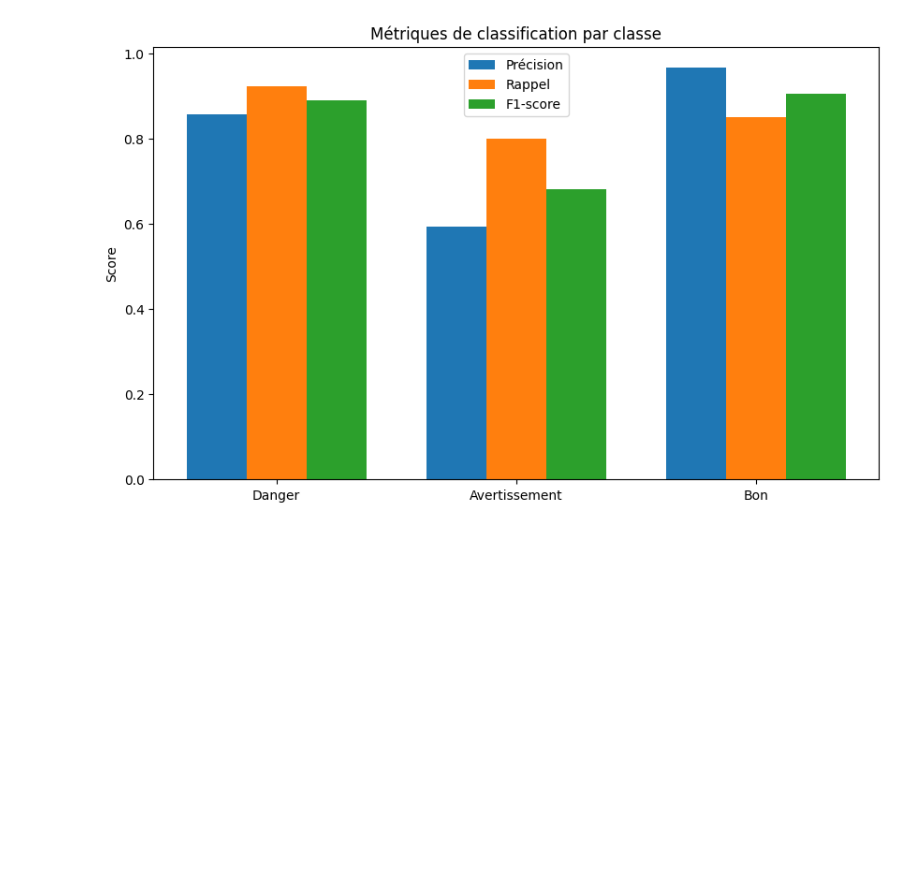
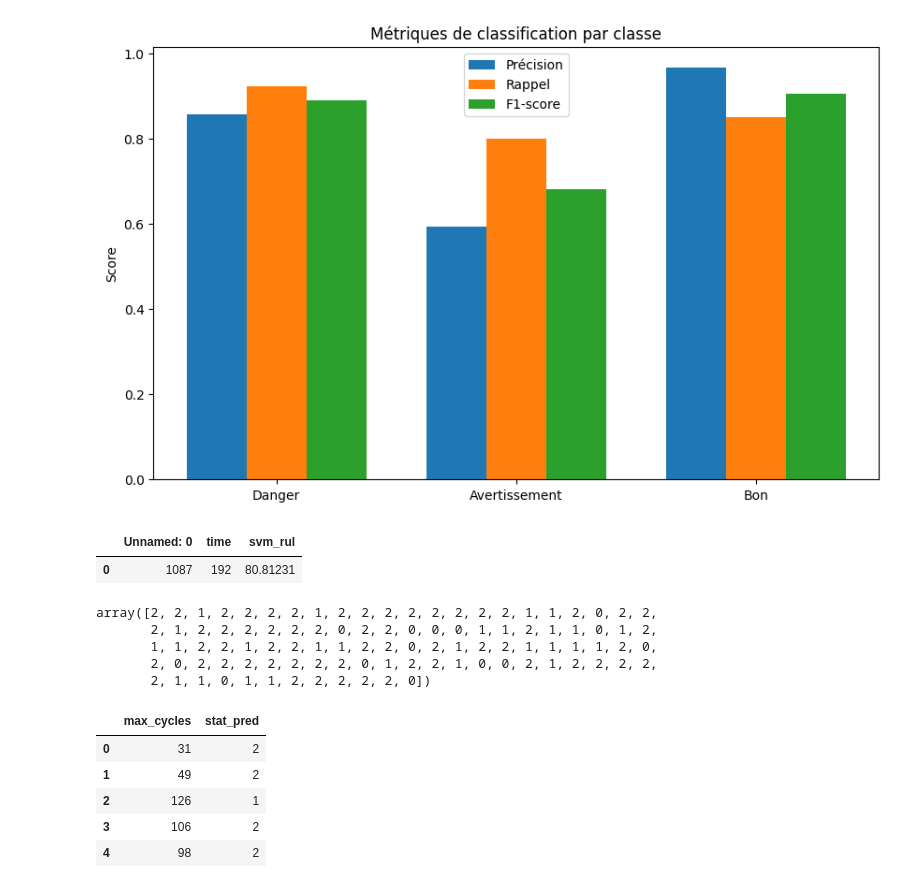
Before and after one commit to mouabbi/Predictive_Maintenance_Engine_Failure, a Jupyter notebook: machine learning/Prediction Defaillance (Classification)/SVM_classification.ipynb, the cells around one changed output. Drawn from its saved outputs; the diff is of its cells as text; code cells hidden in the pictures; blank space fills up the shorter version.

```diff
--- a/machine learning/Prediction Defaillance (Classification)/SVM_classification.ipynb
+++ b/machine learning/Prediction Defaillance (Classification)/SVM_classification.ipynb
@@ -259,8 +260,36 @@ scaled_test_data_bi = scaler.transform(test_data_bi)
 SVM_Stat_10=svm_model.predict(scaled_test_data_bi)
 # %%
 test_data_bi=pd.read_csv("../BI/test_engine.csv")
+test_data_bi
+# %% [output]
+|  | Unnamed: 0 | time | svm_rul |
+| 0 | 1087 | 192 | 80.81231 |
 # %%
 test_data_bi["svm_stat"]=SVM_Stat_10
 test_data_bi=test_data_bi[["time","svm_rul","svm_stat"]]
 # %%
 test_data_bi.to_csv("../BI/test_engine.csv")
+# %%
+engine_max_cycle=test_data.groupby('engine').time.max().values
+# %%
+y_pred
+# %% [output]
+array([2, 2, 1, 2, 2, 2, 2, 1, 2, 2, 2, 2, 2, 2, 2, 2, 1, 1, 2, 0, 2, 2,
+       2, 1, 2, 2, 2, 2, 2, 2, 0, 2, 2, 0, 0, 0, 1, 1, 2, 1, 1, 0, 1, 2,
+       1, 1, 2, 2, 1, 2, 2, 1, 1, 2, 2, 0, 2, 1, 2, 2, 1, 1, 1, 1, 2, 0,
+       2, 0, 2, 2, 2, 2, 2, 2, 2, 0, 1, 2, 2, 1, 0, 0, 2, 1, 2, 2, 2, 2,
+       2, 1, 1, 0, 1, 1, 2, 2, 2, 2, 2, 0])
+# %%
+home_data=pd.DataFrame()
+
+home_data["max_cycles"]=engine_max_cycle
+home_data["stat_pred"]=y_pred
+
+home_data.head()
+# %% [output]
+|  | max_cycles | stat_pred |
+| 0 | 31 | 2 |
+| 1 | 49 | 2 |
+| 2 | 126 | 1 |
+| 3 | 106 | 2 |
+| 4 | 98 | 2 |
```
Also changed, not shown: parts of 2 cells of this notebook, 11 other files.
